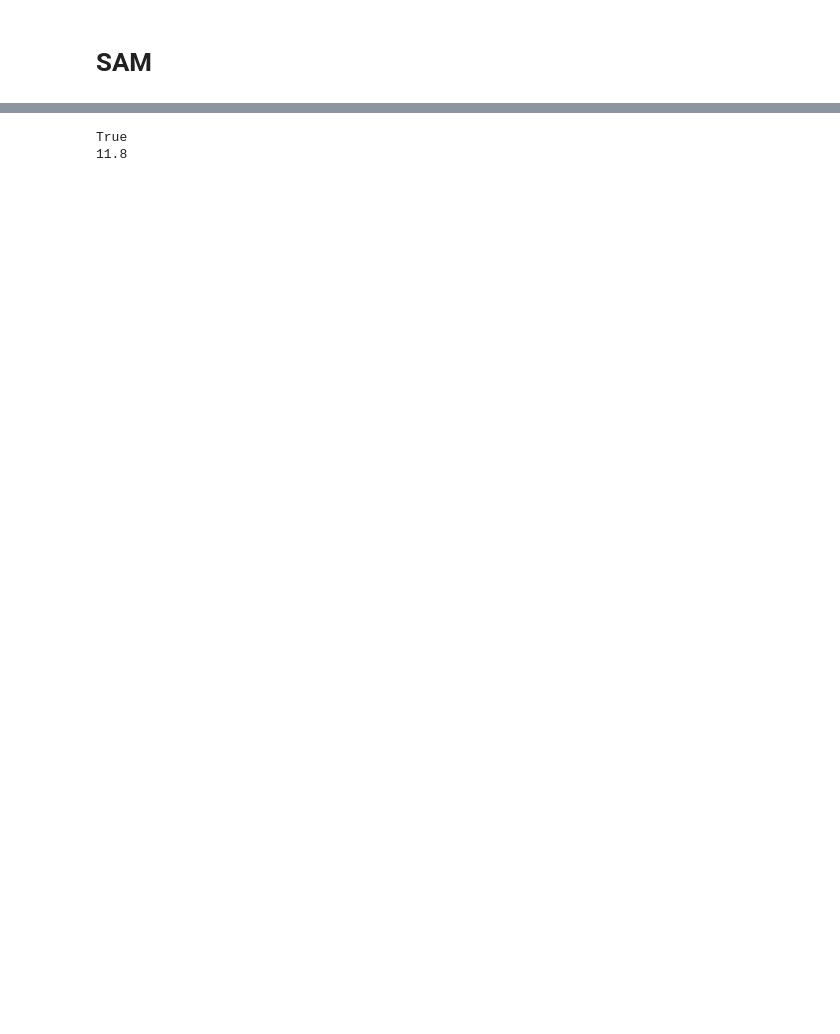
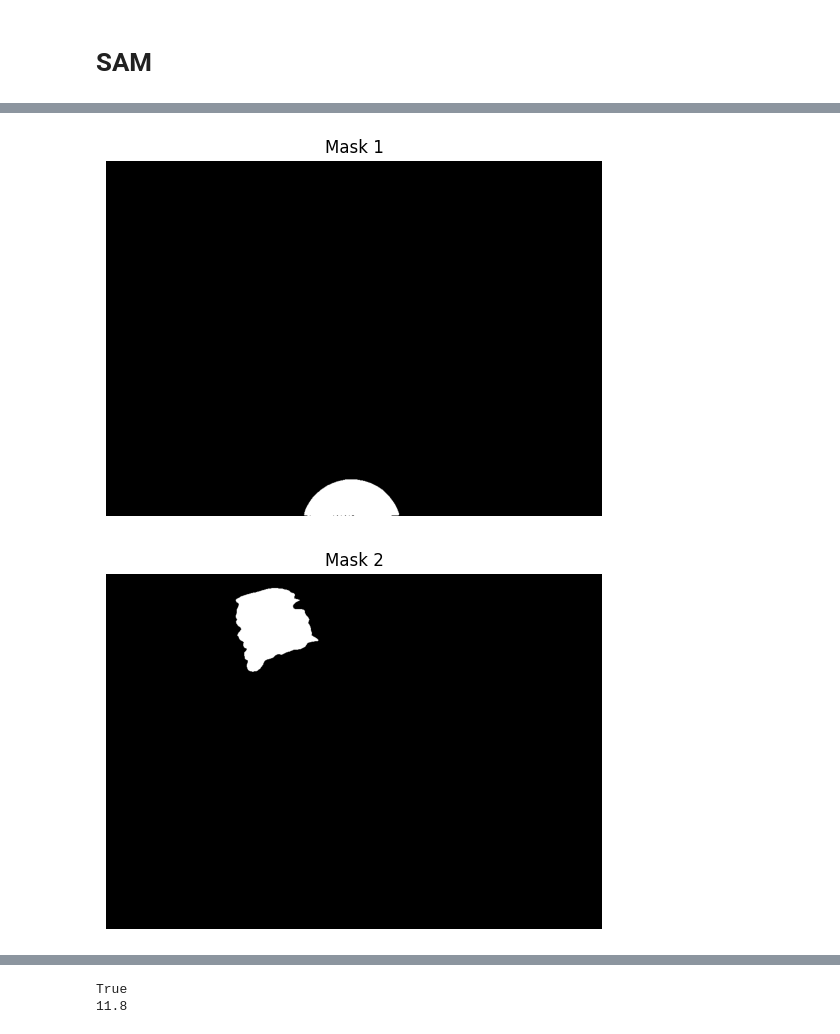
Before and after one commit to LeoPodgr/TRUZI_scan, a Jupyter notebook: data_proccessing/sam_preproccess.ipynb, the cells around one changed output, grey strips where cells are left out. Cells and saved outputs as stored; diff of their text form; code cells hidden in the pictures; blank space fills up the shorter version.

```diff
--- a/data_proccessing/sam_preproccess.ipynb
+++ b/data_proccessing/sam_preproccess.ipynb
@@ -65,0 +433,18 @@ OutOfMemoryError: CUDA out of memory. Tried to allocate 768.00 MiB. GPU 0 has a
+# %%
+import matplotlib.pyplot as plt
+import numpy as np
+
+def show_binary_masks(masks):
+    for i, mask in enumerate(masks):
+        binary_mask = np.zeros_like(mask['segmentation'], dtype=np.uint8)
+        binary_mask[mask['segmentation']] = 255
+
+        plt.figure()
+        plt.title(f"Mask {i+1}")
+        plt.imshow(binary_mask, cmap='gray')
+        plt.axis('off')
+        plt.show()
+show_binary_masks(masks)
+# %% [output]
+[figure, added]
+[figure, added]
```
Also changed, not shown: parts of 15 cells of this notebook.
